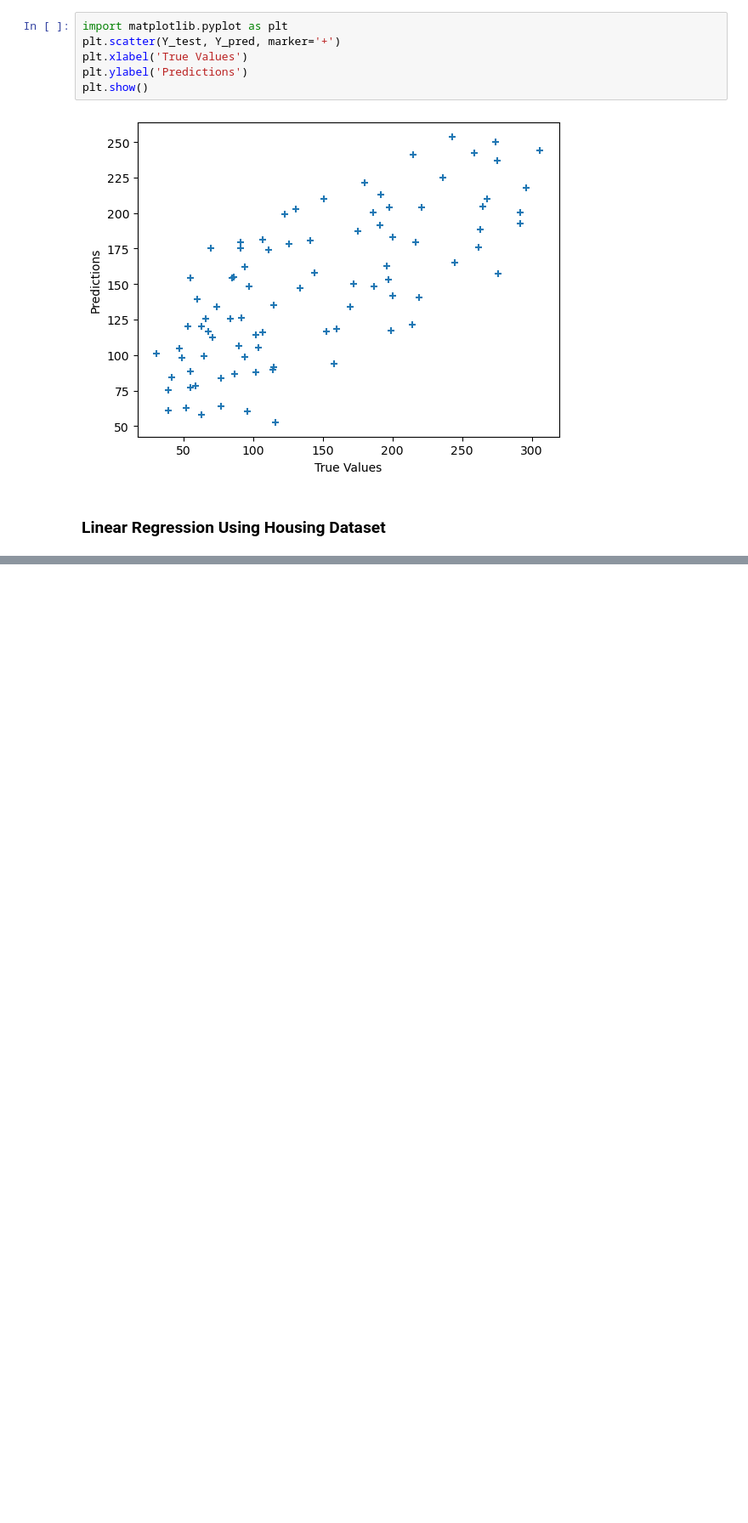
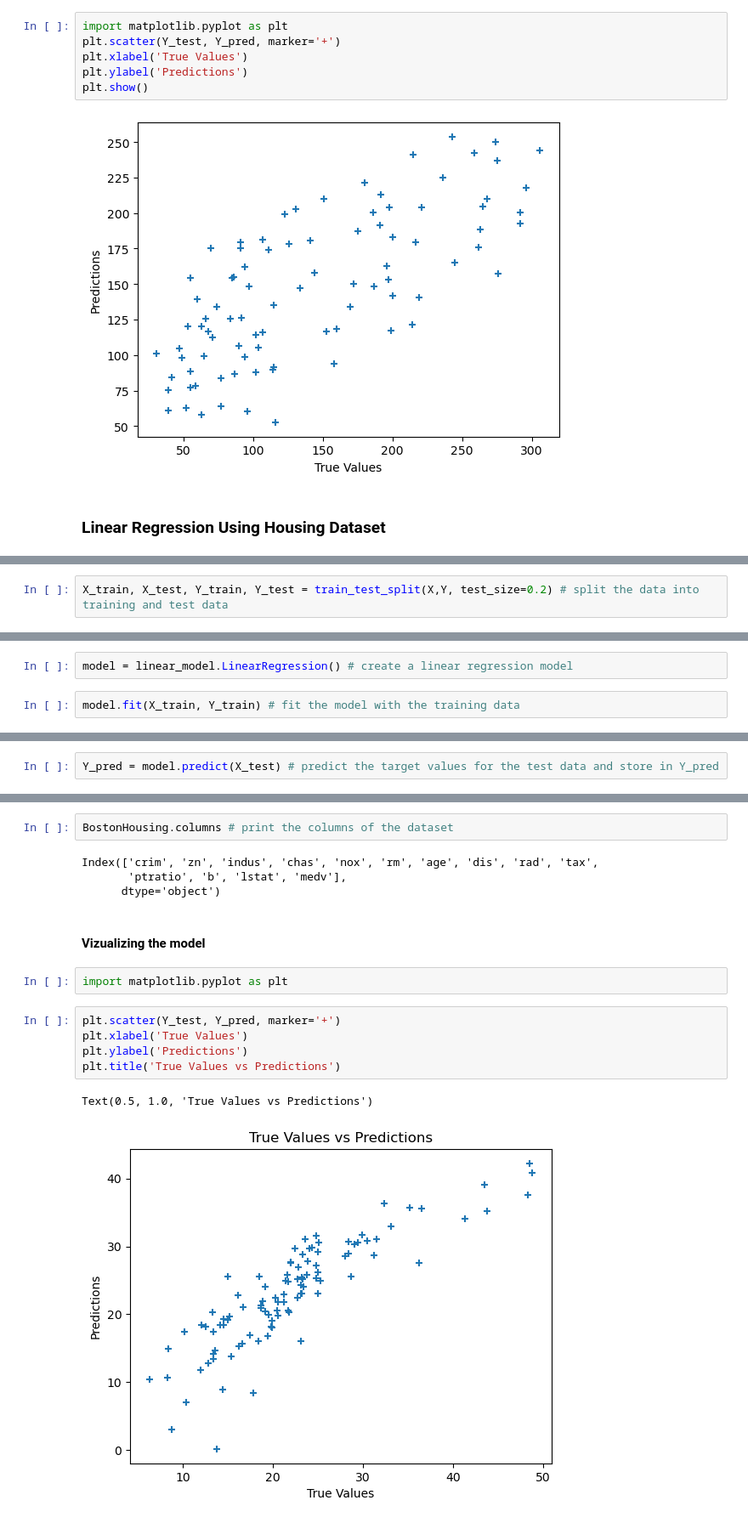
Before and after one commit to MurimiCaroline/Code4Future, a Jupyter notebook: linearRegression.ipynb, the cells around one changed output, grey strips where cells are left out. Shown at 85% size. Drawn from its saved outputs; the diff is of its cells as text; blank space fills up the shorter version.

```diff
--- a/linearRegression.ipynb
+++ b/linearRegression.ipynb
@@ -155,0 +236,2 @@ plt.show()
+# %%
+X_train, X_test, Y_train, Y_test = train_test_split(X,Y, test_size=0.2) # split the data into training and test data
@@ -155,0 +251,4 @@ plt.show()
+# %%
+model = linear_model.LinearRegression() # create a linear regression model
+# %%
+model.fit(X_train, Y_train) # fit the model with the training data
@@ -155,0 +277,2 @@ plt.show()
+# %%
+Y_pred = model.predict(X_test) # predict the target values for the test data and store in Y_pred
@@ -155,0 +294,18 @@ plt.show()
+# %%
+BostonHousing.columns # print the columns of the dataset
+# %% [output]
+Index(['crim', 'zn', 'indus', 'chas', 'nox', 'rm', 'age', 'dis', 'rad', 'tax',
+       'ptratio', 'b', 'lstat', 'medv'],
+      dtype='object')
+# %% [markdown]
+#### Vizualizing the model
+# %%
+import matplotlib.pyplot as plt
+# %%
+plt.scatter(Y_test, Y_pred, marker='+')
+plt.xlabel('True Values')
+plt.ylabel('Predictions')
+plt.title('True Values vs Predictions')
+# %% [output]
+Text(0.5, 1.0, 'True Values vs Predictions')
+[figure, added]
```
Also changed, not shown: parts of 21 cells of this notebook, 2 other files.
